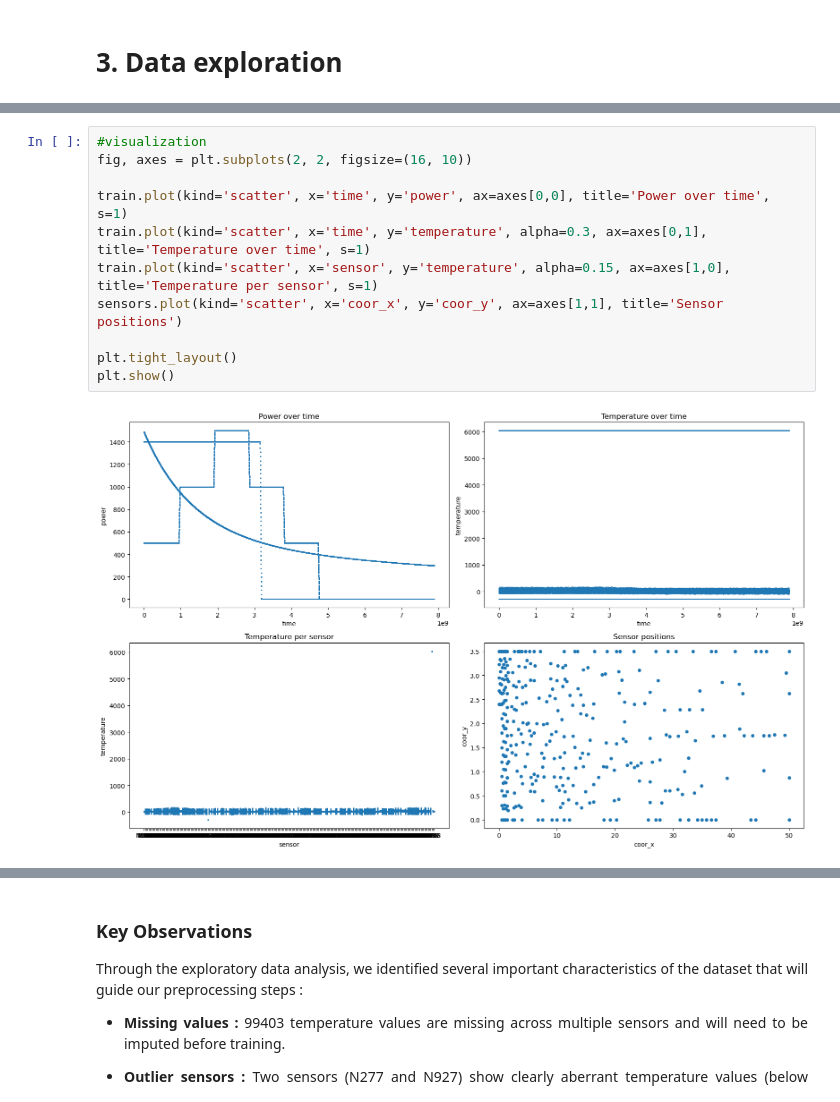
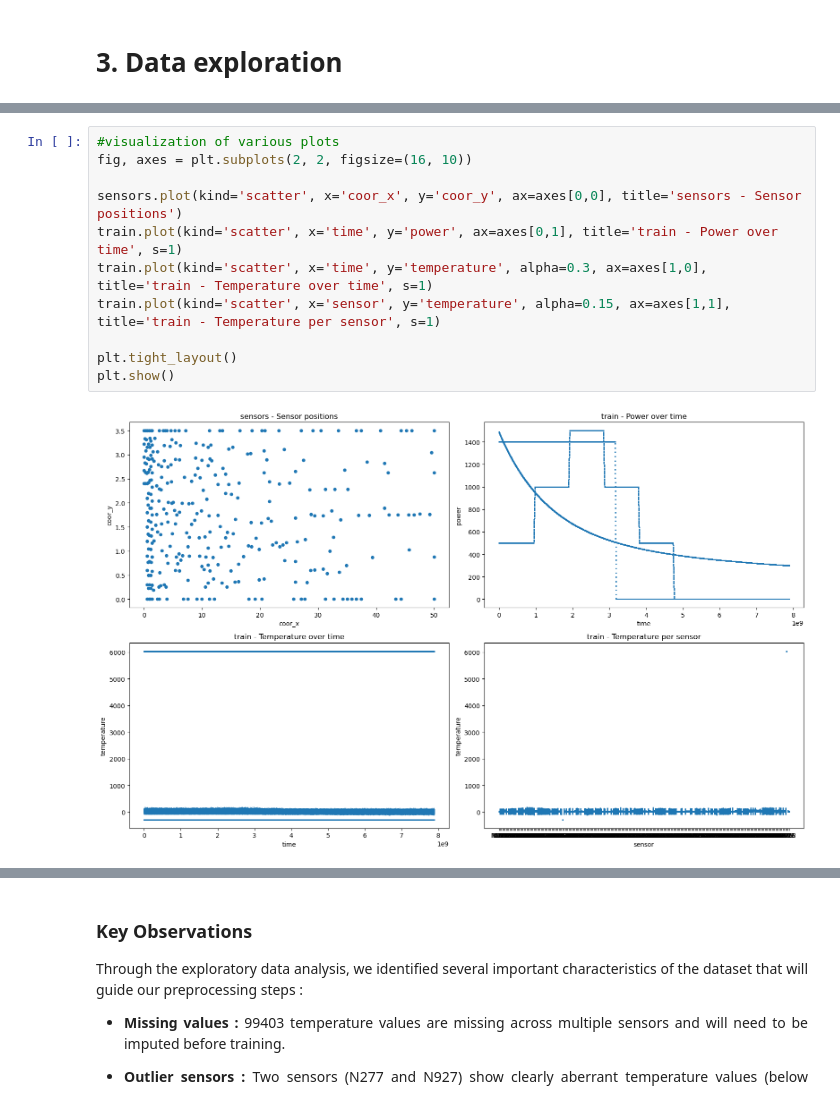
Before and after one commit to alicebeast/FinalProject_ML, a Jupyter notebook: train.ipynb, the cells around one changed output, grey strips where cells are left out. Cells and saved outputs as stored; diff of their text form.

```diff
--- a/train.ipynb
+++ b/train.ipynb
@@ -120,13 +117,13 @@ Categories (242, str): ['N102', 'N103', 'N108', 'N112', ..., 'N926', 'N927', 'N9
 # %%
-#visualization
+#visualization of various plots
 fig, axes = plt.subplots(2, 2, figsize=(16, 10))
 
-train.plot(kind='scatter', x='time', y='power', ax=axes[0,0], title='Power over time', s=1)
-train.plot(kind='scatter', x='time', y='temperature', alpha=0.3, ax=axes[0,1], title='Temperature over time', s=1)
-train.plot(kind='scatter', x='sensor', y='temperature', alpha=0.15, ax=axes[1,0], title='Temperature per sensor', s=1)
-sensors.plot(kind='scatter', x='coor_x', y='coor_y', ax=axes[1,1], title='Sensor positions')
+sensors.plot(kind='scatter', x='coor_x', y='coor_y', ax=axes[0,0], title='sensors - Sensor positions')
+train.plot(kind='scatter', x='time', y='power', ax=axes[0,1], title='train - Power over time', s=1)
+train.plot(kind='scatter', x='time', y='temperature', alpha=0.3, ax=axes[1,0], title='train - Temperature over time', s=1)
+train.plot(kind='scatter', x='sensor', y='temperature', alpha=0.15, ax=axes[1,1], title='train - Temperature per sensor', s=1)
 
 plt.tight_layout()
 plt.show()
 # %% [output]
-[figure, old version]
+[figure, new version]
```
Also changed, not shown: parts of 46 cells of this notebook.
